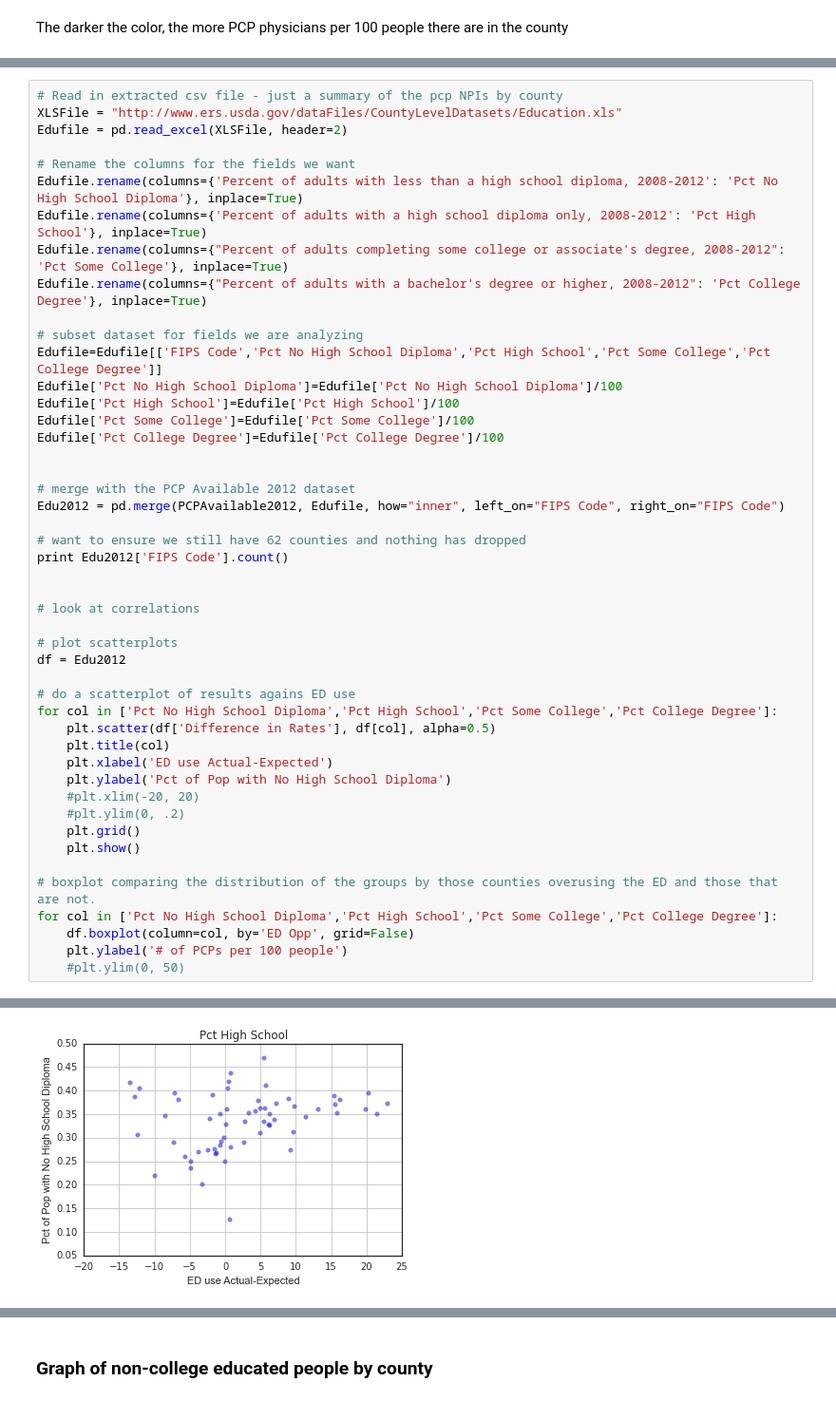
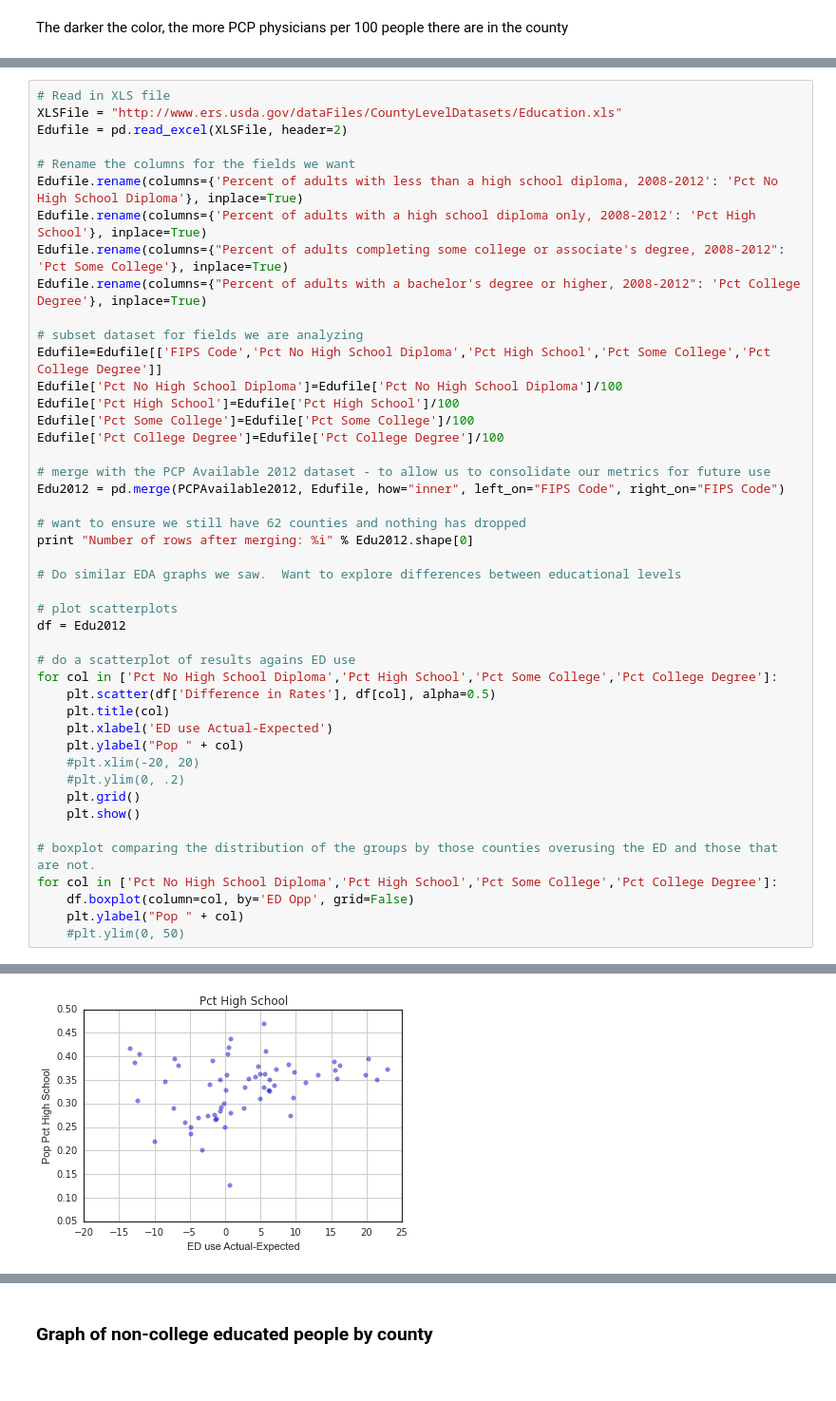
Before and after one commit to SumanthMeenan/CS109-1, a Jupyter notebook: CS109Project.ipynb, the cells around one changed output, grey strips where cells are left out. Shown: that part at 95% size. Saved outputs shown, nothing was run; the diff lists cells and outputs as text.

```diff
--- a/CS109Project.ipynb
+++ b/CS109Project.ipynb
@@ -531,5 +537,5 @@ This is even more interesting, does seem to be some correlation with the highest
 # %%
-# Read in extracted csv file - just a summary of the pcp NPIs by county
+# Read in XLS file
 XLSFile = "http://www.ers.usda.gov/dataFiles/CountyLevelDatasets/Education.xls"
 Edufile = pd.read_excel(XLSFile, header=2)
 
@@ -546,15 +552,13 @@ Edufile['Pct High School']=Edufile['Pct High School']/100
 Edufile['Pct Some College']=Edufile['Pct Some College']/100
 Edufile['Pct College Degree']=Edufile['Pct College Degree']/100
 
-
-# merge with the PCP Available 2012 dataset
+# merge with the PCP Available 2012 dataset - to allow us to consolidate our metrics for future use
 Edu2012 = pd.merge(PCPAvailable2012, Edufile, how="inner", left_on="FIPS Code", right_on="FIPS Code")
 
 # want to ensure we still have 62 counties and nothing has dropped
-print Edu2012['FIPS Code'].count()
+print "Number of rows after merging: %i" % Edu2012.shape[0]
 
-
-# look at correlations
+# Do similar EDA graphs we saw.  Want to explore differences between educational levels
 
 # plot scatterplots
 df = Edu2012
@@ -564,7 +568,7 @@ for col in ['Pct No High School Diploma','Pct High School','Pct Some College','P
     plt.scatter(df['Difference in Rates'], df[col], alpha=0.5)
     plt.title(col)
     plt.xlabel('ED use Actual-Expected')
-    plt.ylabel('Pct of Pop with No High School Diploma')
+    plt.ylabel("Pop " + col)
     #plt.xlim(-20, 20)
     #plt.ylim(0, .2)
     plt.grid()
@@ -573,6 +577,6 @@ for col in ['Pct No High School Diploma','Pct High School','Pct Some College','P
 # boxplot comparing the distribution of the groups by those counties overusing the ED and those that are not.
 for col in ['Pct No High School Diploma','Pct High School','Pct Some College','Pct College Degree']:
     df.boxplot(column=col, by='ED Opp', grid=False)
-    plt.ylabel('# of PCPs per 100 people')
+    plt.ylabel("Pop " + col)
     #plt.ylim(0, 50)
 # %% [output]
@@ -581 +585 @@ for col in ['Pct No High School Diploma','Pct High School','Pct Some College','P
-[figure, old version]
+[figure, new version]
```
Also changed, not shown: parts of 75 cells of this notebook.
